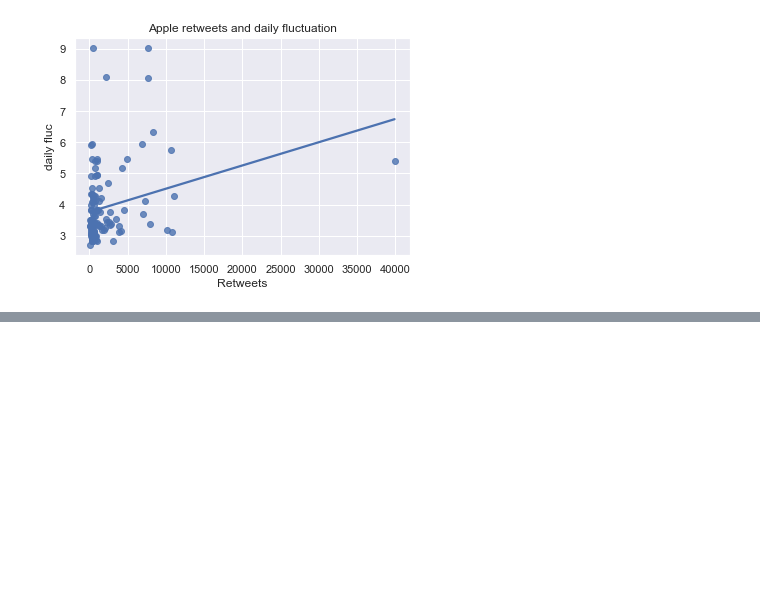
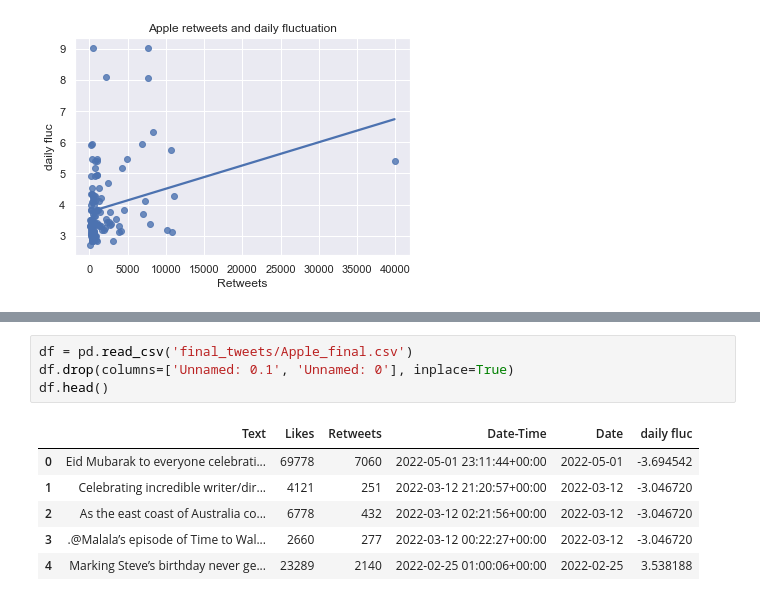
Before and after one commit to anne-tanne/social-computing-fs22, a Jupyter notebook: Data Analysis/tweets_comparison.ipynb, the cells around one changed output, grey strips where cells are left out. Drawn from its saved outputs; the diff is of its cells as text; blank space fills up the shorter version.

```diff
--- a/Data Analysis/tweets_comparison.ipynb
+++ b/Data Analysis/tweets_comparison.ipynb
@@ -212,0 +235,11 @@ plt.savefig('vis/reg_plot.png', dpi=500)
+# %%
+df = pd.read_csv('final_tweets/Apple_final.csv')
+df.drop(columns=['Unnamed: 0.1', 'Unnamed: 0'], inplace=True)
+df.head()
+# %% [output]
+|  | Text | Likes | Retweets | Date-Time | Date | daily fluc |
+| 0 | Eid Mubarak to everyone celebrati... | 69778 | 7060 | 2022-05-01 23:11:44+00:00 | 2022-05-01 | -3.694542 |
+| 1 | Celebrating incredible writer/dir... | 4121 | 251 | 2022-03-12 21:20:57+00:00 | 2022-03-12 | -3.046720 |
+| 2 | As the east coast of Australia co... | 6778 | 432 | 2022-03-12 02:21:56+00:00 | 2022-03-12 | -3.046720 |
+| 3 | .@Malala’s episode of Time to Wal... | 2660 | 277 | 2022-03-12 00:22:27+00:00 | 2022-03-12 | -3.046720 |
+| 4 | Marking Steve’s birthday never ge... | 23289 | 2140 | 2022-02-25 01:00:06+00:00 | 2022-02-25 | 3.538188 |
```
Also changed, not shown: parts of 2 cells of this notebook.
